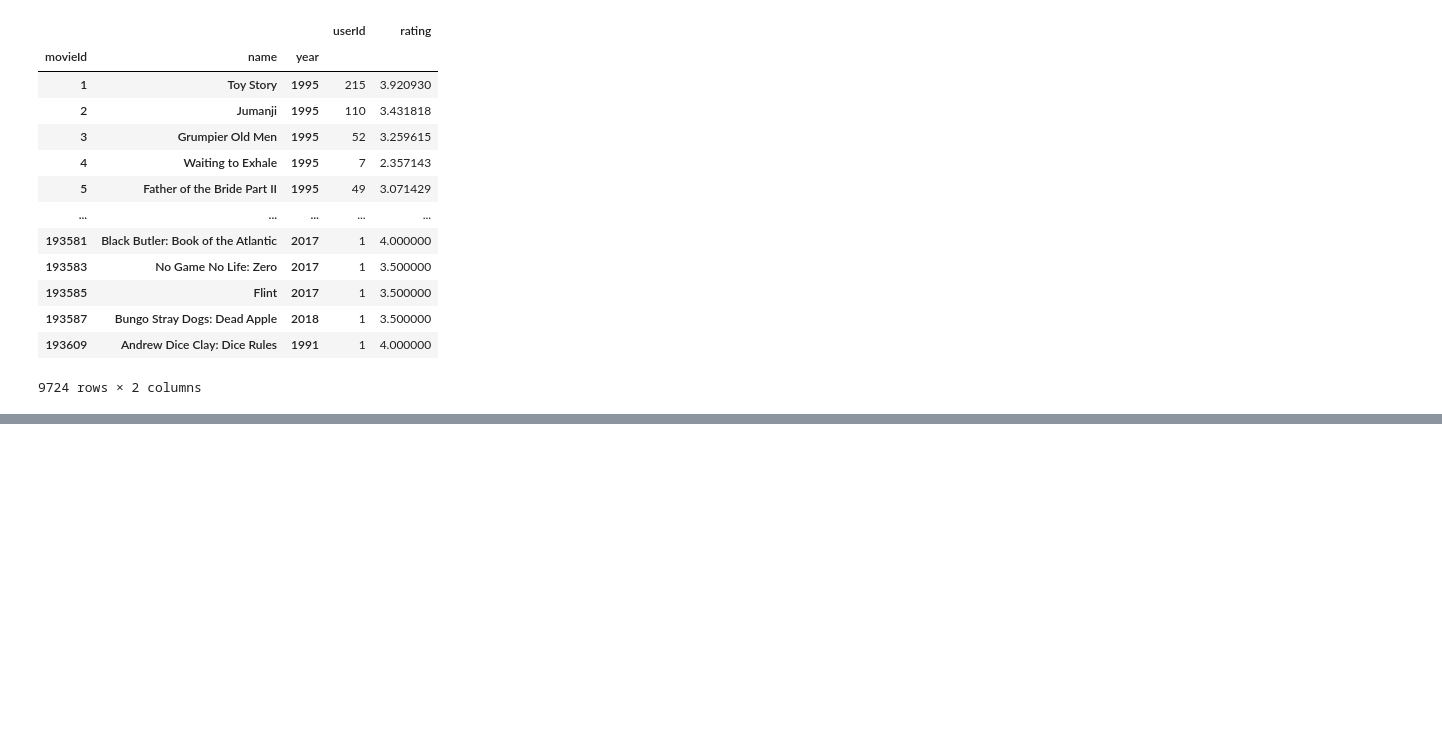
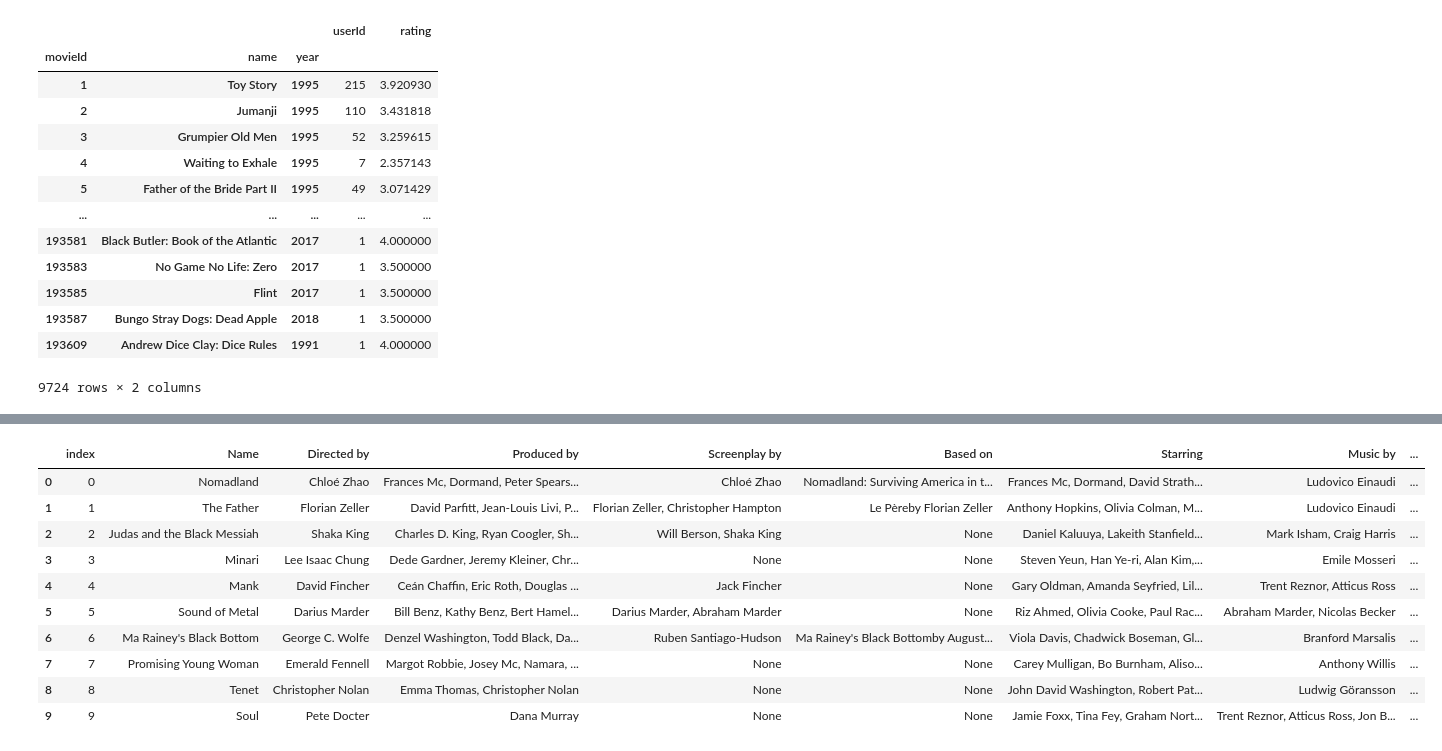
Before and after one commit to farhan1503001/WIKI-API, a Jupyter notebook: additionof extra works.ipynb, the cells around one changed output, grey strips where cells are left out. Cells and saved outputs as stored; diff of their text form; code cells hidden in the pictures; blank space fills up the shorter version.

```diff
--- a/additionof extra works.ipynb
+++ b/additionof extra works.ipynb
@@ -122,3 +123,5 @@ final_average
 | 193587 | Bungo Stray Dogs: Dead Apple | 2018 | 1 | 3.500000 |
 | 193609 | Andrew Dice Clay: Dice Rules | 1991 | 1 | 4.000000 |
 9724 rows × 2 columns
+# %%
+final_average_use=final_average.merge(genre_set[['movieId','name','year','genres']],on='movieId',how='inner')
@@ -124,0 +164,12 @@ final_average
+# %%
+count=0
+#'''
+for row in final_average_use.itertuples():
+    #print(row.name)
+#'''
+#name='Toy Story'
+    for scrap in prev_dataset.itertuples():
+        if scrap.Name==row.name:
+            print(scrap.Name,row.name)
+            prev_dataset.loc[scrap.index,'Average Rating']=row.rating
+            prev_dataset.loc[scrap.index,'User Count']=row.userId
@@ -124,0 +194,14 @@ final_average
+# %%
+prev_dataset.head(10)
+# %% [output]
+|  | index | Name | Directed by | Produced by | Screenplay by | Based on | Starring | Music by | ... |
+| 0 | 0 | Nomadland | Chloé Zhao | Frances Mc, Dormand, Peter Spears... | Chloé Zhao | Nomadland: Surviving America in t... | Frances Mc, Dormand, David Strath... | Ludovico Einaudi | ... |
+| 1 | 1 | The Father | Florian Zeller | David Parfitt, Jean-Louis Livi, P... | Florian Zeller, Christopher Hampton | Le Pèreby Florian Zeller | Anthony Hopkins, Olivia Colman, M... | Ludovico Einaudi | ... |
+| 2 | 2 | Judas and the Black Messiah | Shaka King | Charles D. King, Ryan Coogler, Sh... | Will Berson, Shaka King | None | Daniel Kaluuya, Lakeith Stanfield... | Mark Isham, Craig Harris | ... |
+| 3 | 3 | Minari | Lee Isaac Chung | Dede Gardner, Jeremy Kleiner, Chr... | None | None | Steven Yeun, Han Ye-ri, Alan Kim,... | Emile Mosseri | ... |
+| 4 | 4 | Mank | David Fincher | Ceán Chaffin, Eric Roth, Douglas ... | Jack Fincher | None | Gary Oldman, Amanda Seyfried, Lil... | Trent Reznor, Atticus Ross | ... |
+| 5 | 5 | Sound of Metal | Darius Marder | Bill Benz, Kathy Benz, Bert Hamel... | Darius Marder, Abraham Marder | None | Riz Ahmed, Olivia Cooke, Paul Rac... | Abraham Marder, Nicolas Becker | ... |
+| 6 | 6 | Ma Rainey's Black Bottom | George C. Wolfe | Denzel Washington, Todd Black, Da... | Ruben Santiago-Hudson | Ma Rainey's Black Bottomby August... | Viola Davis, Chadwick Boseman, Gl... | Branford Marsalis | ... |
+| 7 | 7 | Promising Young Woman | Emerald Fennell | Margot Robbie, Josey Mc, Namara, ... | None | None | Carey Mulligan, Bo Burnham, Aliso... | Anthony Willis | ... |
+| 8 | 8 | Tenet | Christopher Nolan | Emma Thomas, Christopher Nolan | None | None | John David Washington, Robert Pat... | Ludwig Göransson | ... |
+| 9 | 9 | Soul | Pete Docter | Dana Murray | None | None | Jamie Foxx, Tina Fey, Graham Nort... | Trent Reznor, Atticus Ross, Jon B... | ... |
```
Also changed, not shown: parts of 12 cells of this notebook, 5 other files.
